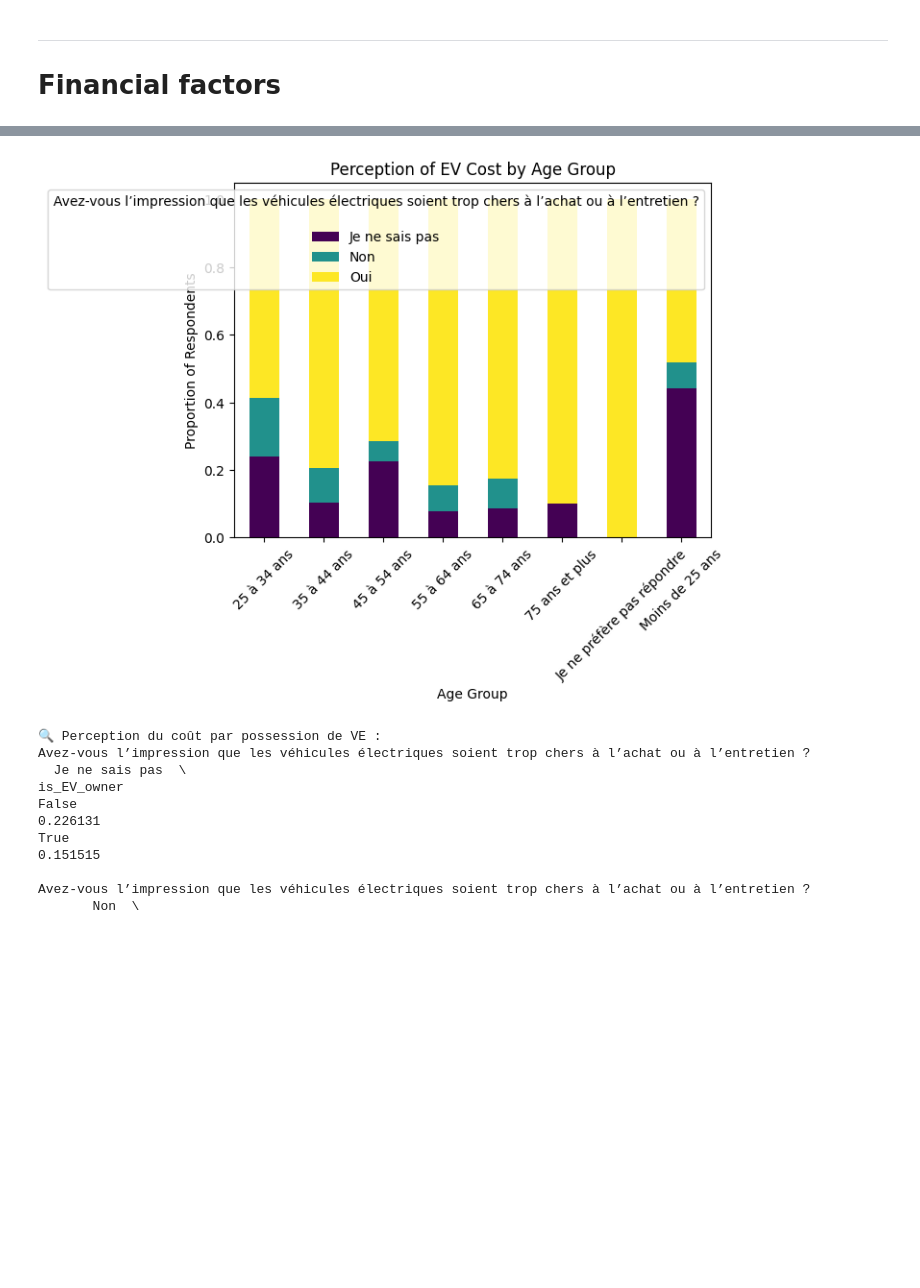
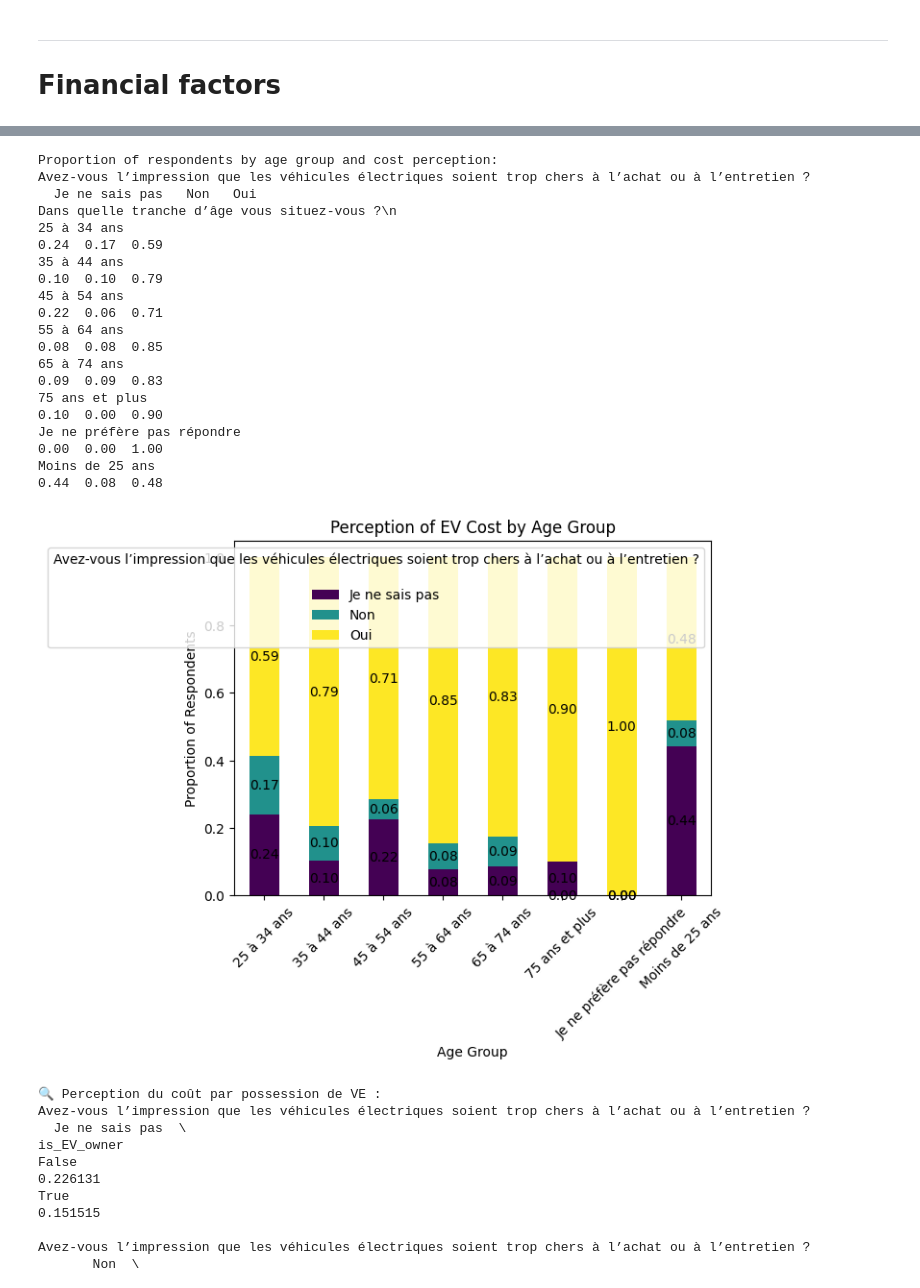
Before and after one commit to Man-G0/EvThesis, a Jupyter notebook: Thesis Analysis.ipynb, the cells around one changed output, grey strips where cells are left out. Cells and saved outputs as stored; diff of their text form; code cells hidden in the pictures; blank space fills up the shorter version.

```diff
--- a/Thesis Analysis.ipynb
+++ b/Thesis Analysis.ipynb
@@ -56,17 +70,37 @@ plt.show()
 # %%
 cost_perception_col = "Avez-vous l’impression que les véhicules électriques soient trop chers à l’achat ou à l’entretien ?\n"
 age_col = "Dans quelle tranche d’âge vous situez-vous ?\n"
 
 cost_by_age = df.groupby(age_col)[cost_perception_col].value_counts(normalize=True).unstack().fillna(0)
 
-cost_by_age.plot(kind='bar', stacked=True, colormap='viridis')
+ax = cost_by_age.plot(kind='bar', stacked=True, colormap='viridis')
 plt.title("Perception of EV Cost by Age Group")
 plt.xlabel("Age Group")
 plt.ylabel("Proportion of Respondents")
 plt.xticks(rotation=45)
+
+# Add value labels
+for c in ax.containers:
+    ax.bar_label(c, fmt='%.2f', label_type='center')
+# Print the values used in the graph as a table
+print("Proportion of respondents by age group and cost perception:")
+print(cost_by_age.round(2).to_string())
+
 plt.show()
 # %% [output]
+Proportion of respondents by age group and cost perception:
+Avez-vous l’impression que les véhicules électriques soient trop chers à l’achat ou à l’entretien ?
+  Je ne sais pas   Non   Oui
+Dans quelle tranche d’âge vous situez-vous ?\n
+25 à 34 ans                                                                                                     0.24  0.17  0.59
+35 à 44 ans                                                                                                     0.10  0.10  0.79
+45 à 54 ans                                                                                                     0.22  0.06  0.71
+55 à 64 ans                                                                                                     0.08  0.08  0.85
+65 à 74 ans                                                                                                     0.09  0.09  0.83
+75 ans et plus                                                                                                  0.10  0.00  0.90
+Je ne préfère pas répondre                                                                                      0.00  0.00  1.00
+Moins de 25 ans                                                                                                 0.44  0.08  0.48
-[figure, old version]
+[figure, new version]
 # %%
 # Création de la variable propriétaire VE
 df['is_EV_owner'] = df["Quels types de véhicules possédez vous dans votre foyer (plusieurs réponses possibles) \n (Électrique)"] == True
```
Also changed, not shown: parts of 31 cells of this notebook, 1 other file.
